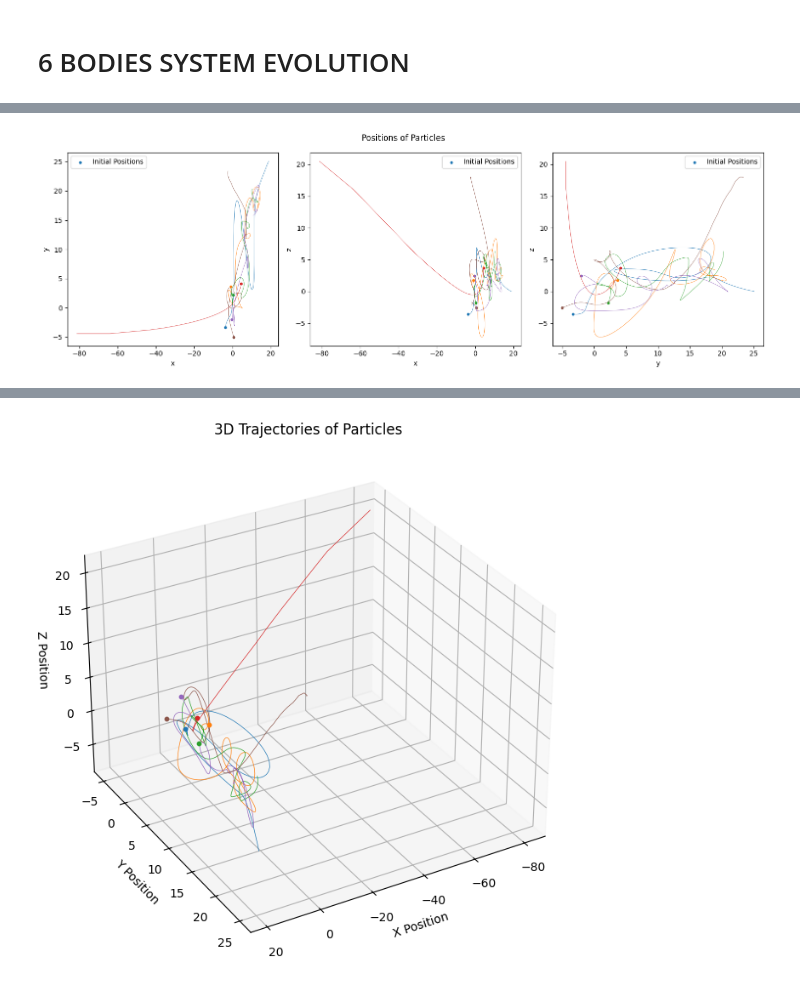
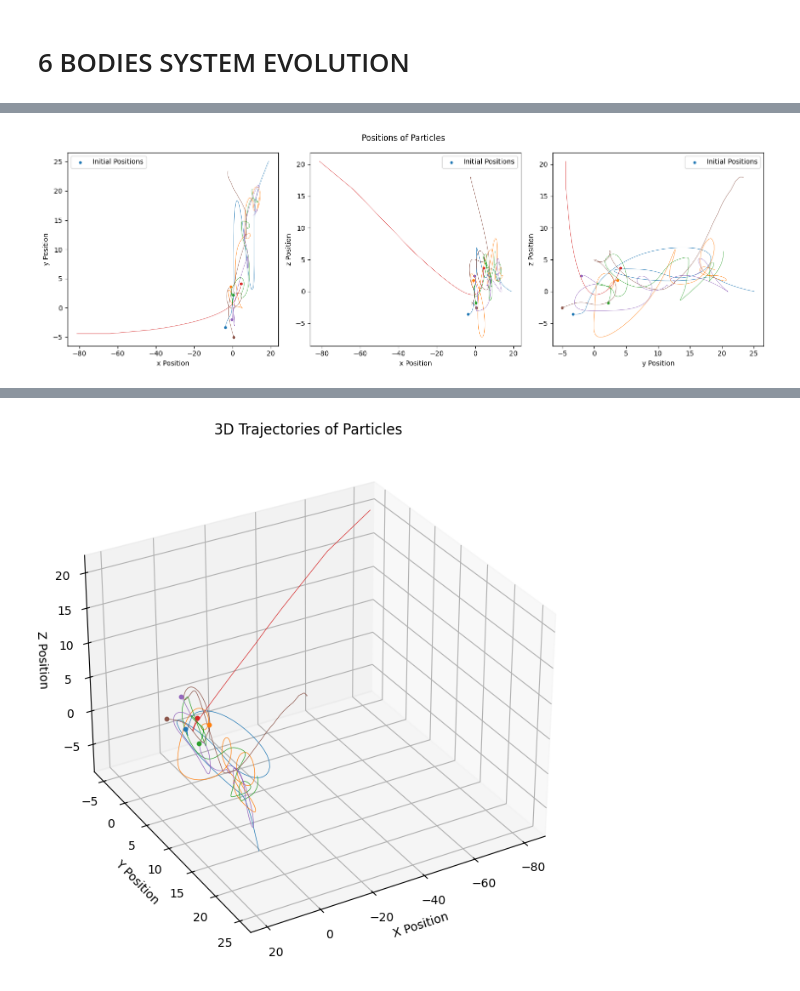
Before and after one commit to Berto70/nbody_cuda, a Jupyter notebook: plot/gabriele_bertinelli_2103359_plots.ipynb, the cells around one changed output, grey strips where cells are left out. Cells and saved outputs as stored; diff of their text form; code cells hidden in the pictures.

```diff
--- a/plot/test.ipynb
+++ b/plot/gabriele_bertinelli_2103359_plots.ipynb
@@ -41,35 +69,35 @@ plt.show()
 # %%
 fig, ax = plt.subplots(1,3, figsize=(15,5))
 
 for i in range(N):
     ax[0].plot(pos_df[pos_df['ID']==i]['pos_x'], pos_df[pos_df['ID']==i]['pos_y'], linewidth=0.5)
     ax[0].scatter(pos_df[pos_df['ID']==i]['pos_x'].iloc[0], pos_df[pos_df['ID']==i]['pos_y'].iloc[0], s=10, label='Initial Positions' if i==0 else None)
-    ax[0].set_xlabel('x')
-    ax[0].set_ylabel('y')
+    ax[0].set_xlabel('x Position')
+    ax[0].set_ylabel('y Position')
     ax[0].legend()
 
     ax[1].plot(pos_df[pos_df['ID']==i]['pos_x'], pos_df[pos_df['ID']==i]['pos_z'], linewidth=0.5)
     ax[1].scatter(pos_df[pos_df['ID']==i]['pos_x'].iloc[0], pos_df[pos_df['ID']==i]['pos_z'].iloc[0], s=10, label='Initial Positions' if i==0 else None)
-    ax[1].set_xlabel('x')
-    ax[1].set_ylabel('z')
+    ax[1].set_xlabel('x Position')
+    ax[1].set_ylabel('z Position')
     ax[1].legend()
 
     ax[2].plot(pos_df[pos_df['ID']==i]['pos_y'], pos_df[pos_df['ID']==i]['pos_z'], linewidth=0.5)
     ax[2].scatter(pos_df[pos_df['ID']==i]['pos_y'].iloc[0], pos_df[pos_df['ID']==i]['pos_z'].iloc[0], s=10, label='Initial Positions' if i==0 else None)
-    ax[2].set_xlabel('y')
-    ax[2].set_ylabel('z')
+    ax[2].set_xlabel('y Position')
+    ax[2].set_ylabel('z Position')
     ax[2].legend()
 
 
 
 # ax.set_xlim(-10,10)
 # ax.set_ylim(-10,10)
 plt.suptitle('Positions of Particles')
 
 plt.tight_layout()
 plt.show()
 # %% [output]
-[figure, old version]
+[figure, new version]
 # %% [markdown]
 <!-- vel_df = pd.read_csv('../../velocity_output.csv') -->
 # %% [markdown]
```
Also changed, not shown: parts of 13 cells of this notebook.
